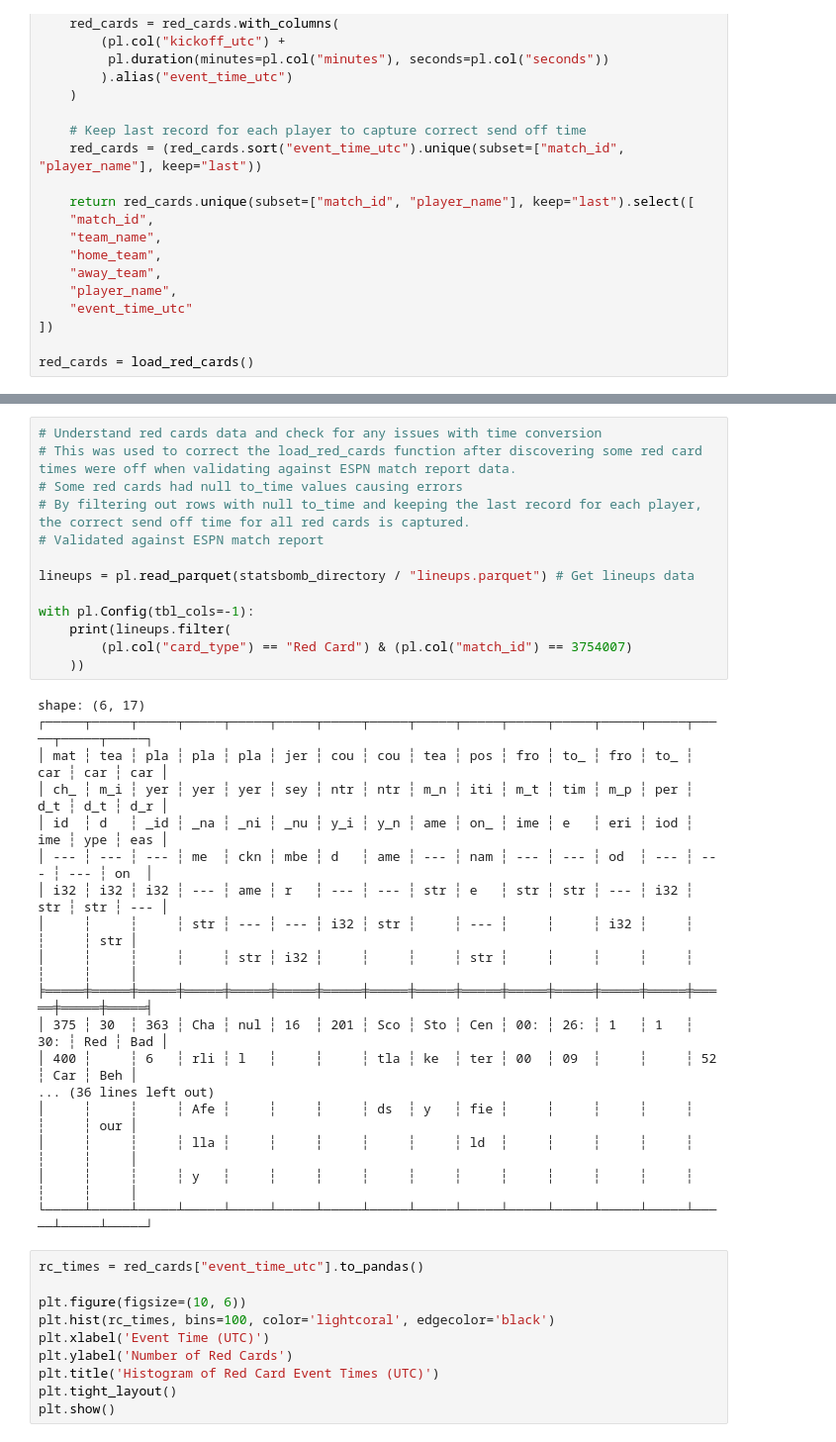
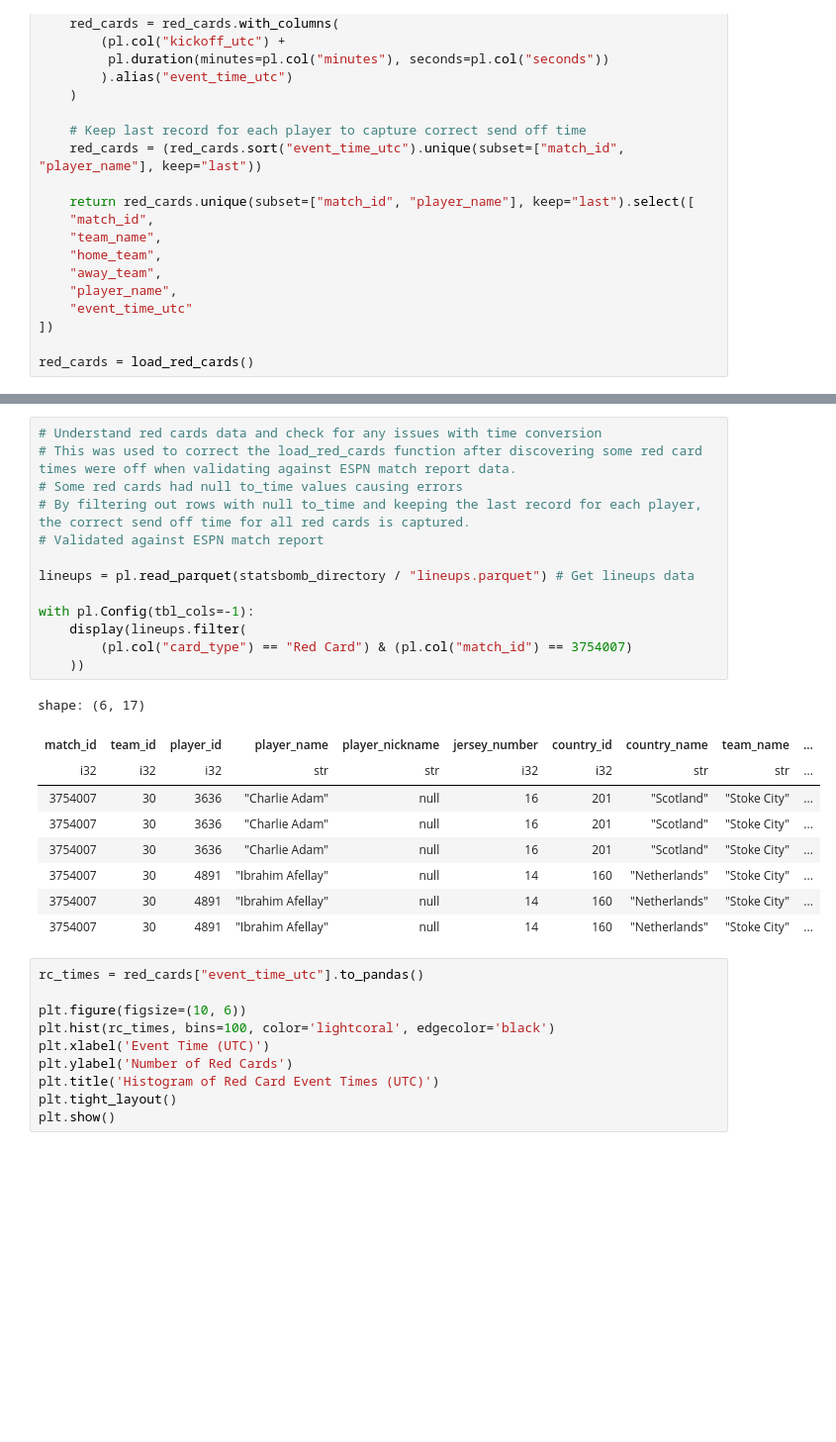
Before and after one commit to spatel601/soccer-analytics-capstone-template, a Jupyter notebook: eda/EDA.ipynb, the cells around one changed output, grey strips where cells are left out. Shown at 99% size. Saved outputs shown, nothing was run; the diff lists cells and outputs as text; blank space fills up the shorter version.

```diff
--- a/eda/EDA.ipynb
+++ b/eda/EDA.ipynb
@@ -232,34 +211,26 @@ shape: (5, 6)
 # %%
 # Understand red cards data and check for any issues with time conversion
 # This was used to correct the load_red_cards function after discovering some red card times were off when validating against ESPN match report data.
 # Some red cards had null to_time values causing errors
 # By filtering out rows with null to_time and keeping the last record for each player, the correct send off time for all red cards is captured.
 # Validated against ESPN match report
 
 lineups = pl.read_parquet(statsbomb_directory / "lineups.parquet") # Get lineups data
 
 with pl.Config(tbl_cols=-1):
-	print(lineups.filter(
+	display(lineups.filter(
 		(pl.col("card_type") == "Red Card") & (pl.col("match_id") == 3754007)
 	))
 # %% [output]
 shape: (6, 17)
-┌─────┬─────┬─────┬─────┬─────┬─────┬─────┬─────┬─────┬─────┬─────┬─────┬─────┬─────┬─────┬─────┬─────┐
-│ mat ┆ tea ┆ pla ┆ pla ┆ pla ┆ jer ┆ cou ┆ cou ┆ tea ┆ pos ┆ fro ┆ to_ ┆ fro ┆ to_ ┆ car ┆ car ┆ car │
-│ ch_ ┆ m_i ┆ yer ┆ yer ┆ yer ┆ sey ┆ ntr ┆ ntr ┆ m_n ┆ iti ┆ m_t ┆ tim ┆ m_p ┆ per ┆ d_t ┆ d_t ┆ d_r │
-│ id  ┆ d   ┆ _id ┆ _na ┆ _ni ┆ _nu ┆ y_i ┆ y_n ┆ ame ┆ on_ ┆ ime ┆ e   ┆ eri ┆ iod ┆ ime ┆ ype ┆ eas │
-│ --- ┆ --- ┆ --- ┆ me  ┆ ckn ┆ mbe ┆ d   ┆ ame ┆ --- ┆ nam ┆ --- ┆ --- ┆ od  ┆ --- ┆ --- ┆ --- ┆ on  │
-│ i32 ┆ i32 ┆ i32 ┆ --- ┆ ame ┆ r   ┆ --- ┆ --- ┆ str ┆ e   ┆ str ┆ str ┆ --- ┆ i32 ┆ str ┆ str ┆ --- │
-│     ┆     ┆     ┆ str ┆ --- ┆ --- ┆ i32 ┆ str ┆     ┆ --- ┆     ┆     ┆ i32 ┆     ┆     ┆     ┆ str │
-│     ┆     ┆     ┆     ┆ str ┆ i32 ┆     ┆     ┆     ┆ str ┆     ┆     ┆     ┆     ┆     ┆     ┆     │
-╞═════╪═════╪═════╪═════╪═════╪═════╪═════╪═════╪═════╪═════╪═════╪═════╪═════╪═════╪═════╪═════╪═════╡
-│ 375 ┆ 30  ┆ 363 ┆ Cha ┆ nul ┆ 16  ┆ 201 ┆ Sco ┆ Sto ┆ Cen ┆ 00: ┆ 26: ┆ 1   ┆ 1   ┆ 30: ┆ Red ┆ Bad │
-│ 400 ┆     ┆ 6   ┆ rli ┆ l   ┆     ┆     ┆ tla ┆ ke  ┆ ter ┆ 00  ┆ 09  ┆     ┆     ┆ 52  ┆ Car ┆ Beh │
-... (36 lines left out)
-│     ┆     ┆     ┆ Afe ┆     ┆     ┆     ┆ ds  ┆ y   ┆ fie ┆     ┆     ┆     ┆     ┆     ┆     ┆ our │
-│     ┆     ┆     ┆ lla ┆     ┆     ┆     ┆     ┆     ┆ ld  ┆     ┆     ┆     ┆     ┆     ┆     ┆     │
-│     ┆     ┆     ┆ y   ┆     ┆     ┆     ┆     ┆     ┆     ┆     ┆     ┆     ┆     ┆     ┆     ┆     │
-└─────┴─────┴─────┴─────┴─────┴─────┴─────┴─────┴─────┴─────┴─────┴─────┴─────┴─────┴─────┴─────┴─────┘
+| match_id | team_id | player_id | player_name | player_nickname | jersey_number | country_id | country_name | team_name | ... |
+| i32 | i32 | i32 | str | str | i32 | i32 | str | str | ... |
+| 3754007 | 30 | 3636 | "Charlie Adam" | null | 16 | 201 | "Scotland" | "Stoke City" | ... |
+| 3754007 | 30 | 3636 | "Charlie Adam" | null | 16 | 201 | "Scotland" | "Stoke City" | ... |
+| 3754007 | 30 | 3636 | "Charlie Adam" | null | 16 | 201 | "Scotland" | "Stoke City" | ... |
+| 3754007 | 30 | 4891 | "Ibrahim Afellay" | null | 14 | 160 | "Netherlands" | "Stoke City" | ... |
+| 3754007 | 30 | 4891 | "Ibrahim Afellay" | null | 14 | 160 | "Netherlands" | "Stoke City" | ... |
+| 3754007 | 30 | 4891 | "Ibrahim Afellay" | null | 14 | 160 | "Netherlands" | "Stoke City" | ... |
 # %%
 rc_times = red_cards["event_time_utc"].to_pandas()
 
```
Also changed, not shown: parts of 12 cells of this notebook, 1 other file.
